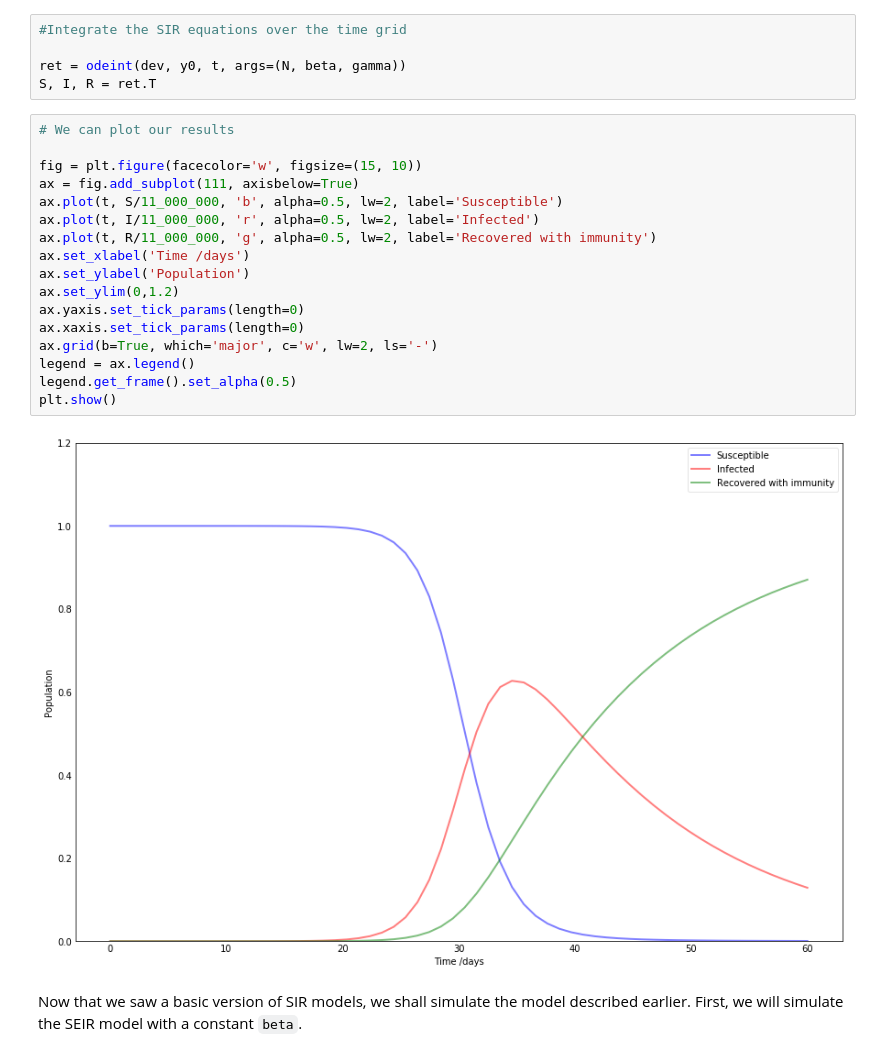
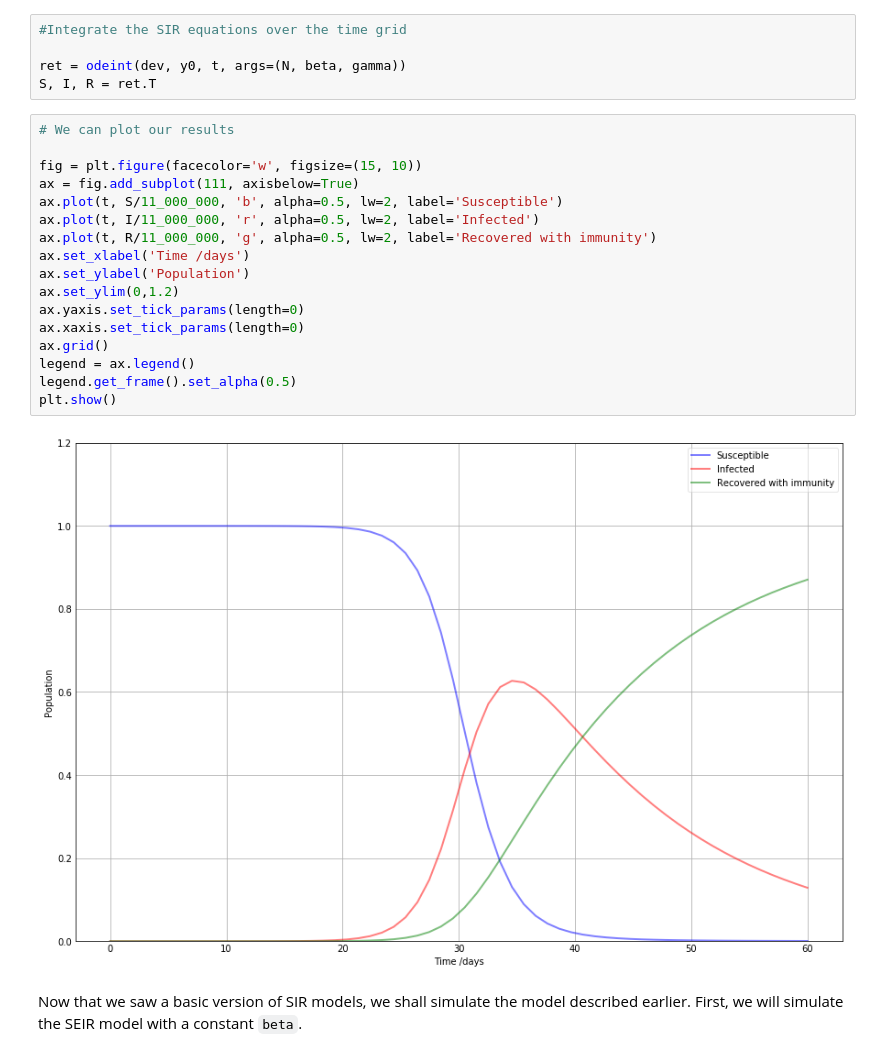
Before and after one commit to chloeskt/covid-19, a Jupyter notebook: SMC Projet Coronavirus.ipynb, the cells around one changed output. Drawn from its saved outputs; the diff is of its cells as text.

```diff
--- a/SMC Projet Coronavirus.ipynb
+++ b/SMC Projet Coronavirus.ipynb
@@ -97,22 +97,22 @@ S, I, R = ret.T
 # %%
 # We can plot our results
 
 fig = plt.figure(facecolor='w', figsize=(15, 10))
 ax = fig.add_subplot(111, axisbelow=True)
 ax.plot(t, S/11_000_000, 'b', alpha=0.5, lw=2, label='Susceptible')
 ax.plot(t, I/11_000_000, 'r', alpha=0.5, lw=2, label='Infected')
 ax.plot(t, R/11_000_000, 'g', alpha=0.5, lw=2, label='Recovered with immunity')
 ax.set_xlabel('Time /days')
 ax.set_ylabel('Population')
 ax.set_ylim(0,1.2)
 ax.yaxis.set_tick_params(length=0)
 ax.xaxis.set_tick_params(length=0)
-ax.grid(b=True, which='major', c='w', lw=2, ls='-')
+ax.grid()
 legend = ax.legend()
 legend.get_frame().set_alpha(0.5)
 plt.show()
 # %% [output]
-[figure, old version]
+[figure, new version]
 # %% [markdown]
 Now that we saw a basic version of SIR models, we shall simulate the model described earlier. First, we will simulate the SEIR model with a constant `beta`.
 # %%
```
